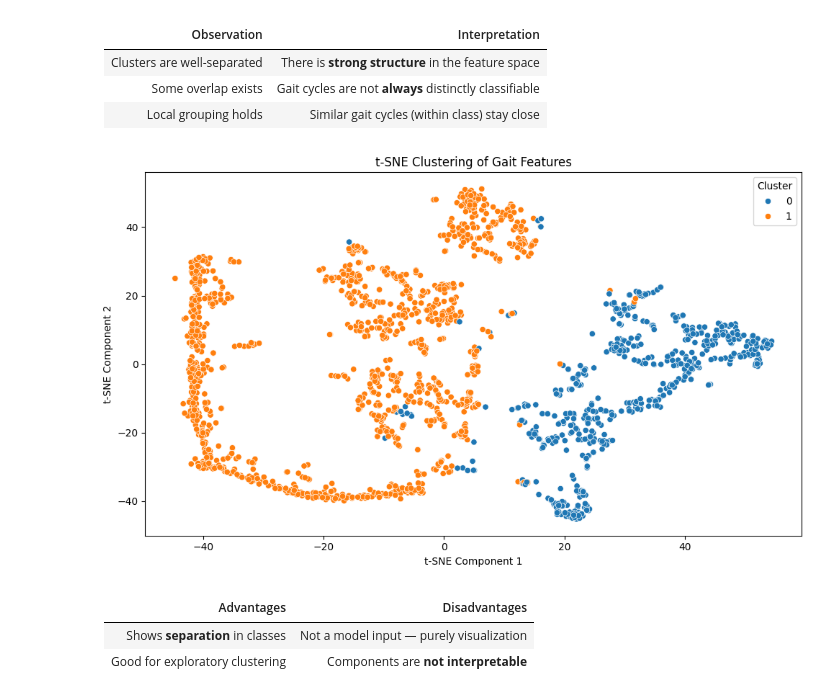
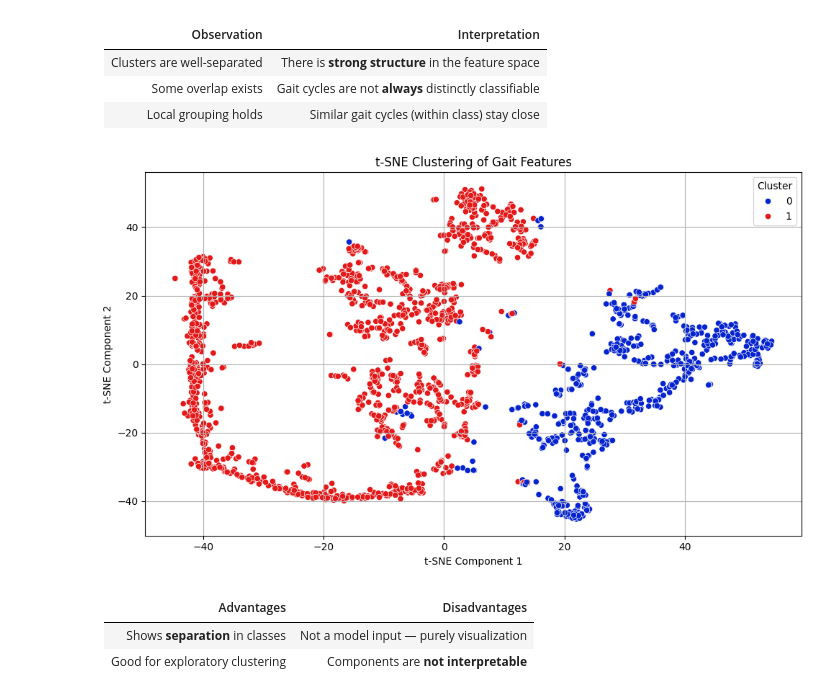
Before and after one commit to StamatisOrfanos/GaitRehab, a Jupyter notebook: gait_detection.ipynb, the cells around one changed output. Saved outputs shown, nothing was run; the diff lists cells and outputs as text; code cells hidden in the pictures.

```diff
--- a/gait_detection.ipynb
+++ b/gait_detection.ipynb
@@ -304,36 +304,40 @@ features_for_clustering = ['left_motion_score', 'right_motion_score',
                            'left_stance_time', 'left_swing_time',
                            'right_stance_time', 'right_swing_time',
                            'asymmetry_index', 'symmetry_ratio']
 
 X = valid_data[features_for_clustering].dropna()
 
 # Normalize features
 scaler = StandardScaler()
 X_scaled = scaler.fit_transform(X)
 
 # KMeans Clustering
 kmeans   = KMeans(n_clusters=2, random_state=42)
 clusters = kmeans.fit_predict(X_scaled)
 valid_data['cluster'] = -1
 valid_data.loc[X.index, 'cluster'] = clusters
 
 # t-SNE Visualization
 tsne = TSNE(n_components=2, perplexity=30, learning_rate=200, n_iter=1000, random_state=42)
 tsne_result = tsne.fit_transform(X_scaled)
 valid_data.loc[X.index, 'tsne_1'] = tsne_result[:, 0]
 valid_data.loc[X.index, 'tsne_2'] = tsne_result[:, 1]
 
-# Plot t-SNE clusters
+# Define custom color palette
+custom_palette = {0: '#0524D0', 1: '#e41818'}
+
+# Plot with custom colors
 plt.figure(figsize=(10, 6))
-sns.scatterplot(data=valid_data, x='tsne_1', y='tsne_2', hue='cluster', palette='tab10')
+sns.scatterplot(data=valid_data, x='tsne_1', y='tsne_2', hue='cluster', palette=custom_palette)
 plt.title('t-SNE Clustering of Gait Features')
 plt.xlabel('t-SNE Component 1')
 plt.ylabel('t-SNE Component 2')
 plt.legend(title='Cluster')
 plt.tight_layout()
+plt.grid(True)
 plt.show()
 # %% [output]
-[figure, old version]
+[figure, new version]
 # %% [markdown]
 | Advantages                      | Disadvantages                                        |
 | ------------------------------- | -----------------------------------------------------|
```
Also changed, not shown: parts of 5 cells of this notebook, 2 other files.
